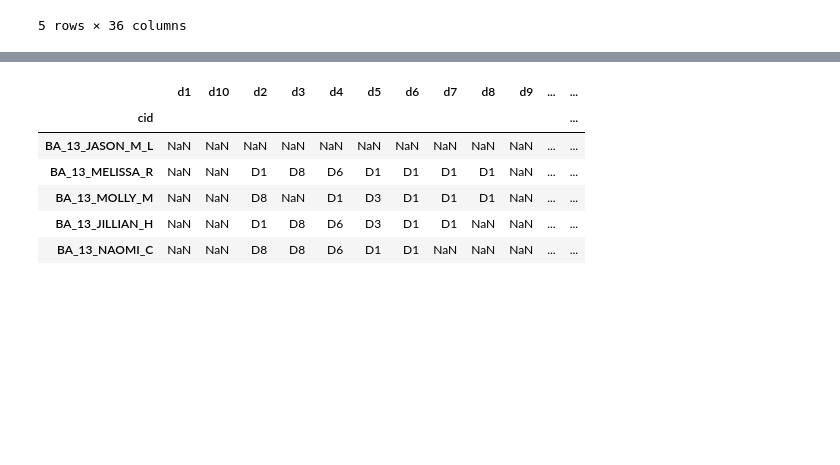
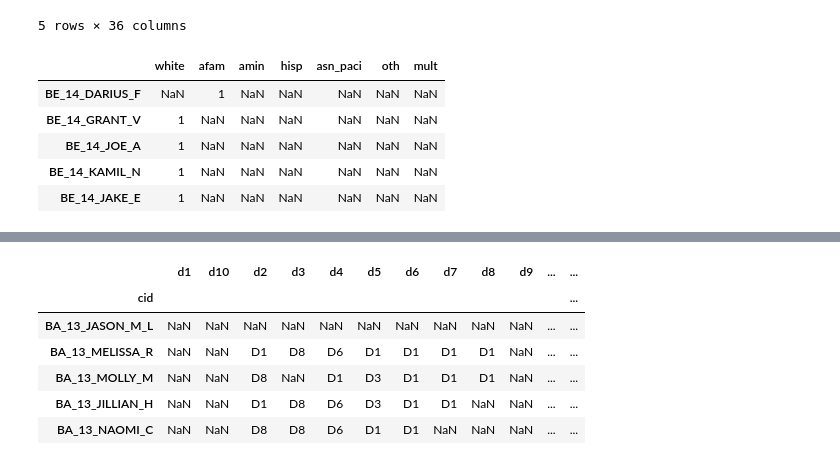
Before and after one commit to angelinahli/bachelorette, a Jupyter notebook: data/scripts/clean_race_data.ipynb, the cells around one changed output, grey strips where cells are left out. Cells and saved outputs as stored; diff of their text form; code cells hidden in the pictures; blank space fills up the shorter version.

```diff
--- a/data/scripts/clean_race_data.ipynb
+++ b/data/scripts/clean_race_data.ipynb
@@ -337,3 +337,15 @@ df_master_flags.head()
 | BA_01_SHANNON_O | NaN | NaN | D5 | D1 | D1 | D1 | NaN | NaN | NaN | NaN | ... | ... |
 | BA_01_KIM_X | NaN | NaN | D5 | D4 | D1 | NaN | NaN | NaN | NaN | NaN | ... | ... |
 5 rows × 36 columns
+# %%
+# 2. now merge in other race data for other years
+df_poc_oth = get_poc_df(sheet_name="Review Flags")
+df_poc_oth = df_poc_oth.drop("lead_flag", axis=1)
+df_poc_oth.tail()
+# %% [output]
+|  | white | afam | amin | hisp | asn_paci | oth | mult |
+| BE_14_DARIUS_F | NaN | 1 | NaN | NaN | NaN | NaN | NaN |
+| BE_14_GRANT_V | 1 | NaN | NaN | NaN | NaN | NaN | NaN |
+| BE_14_JOE_A | 1 | NaN | NaN | NaN | NaN | NaN | NaN |
+| BE_14_KAMIL_N | 1 | NaN | NaN | NaN | NaN | NaN | NaN |
+| BE_14_JAKE_E | 1 | NaN | NaN | NaN | NaN | NaN | NaN |
```
Also changed, not shown: parts of 8 cells of this notebook, 5 other files.
